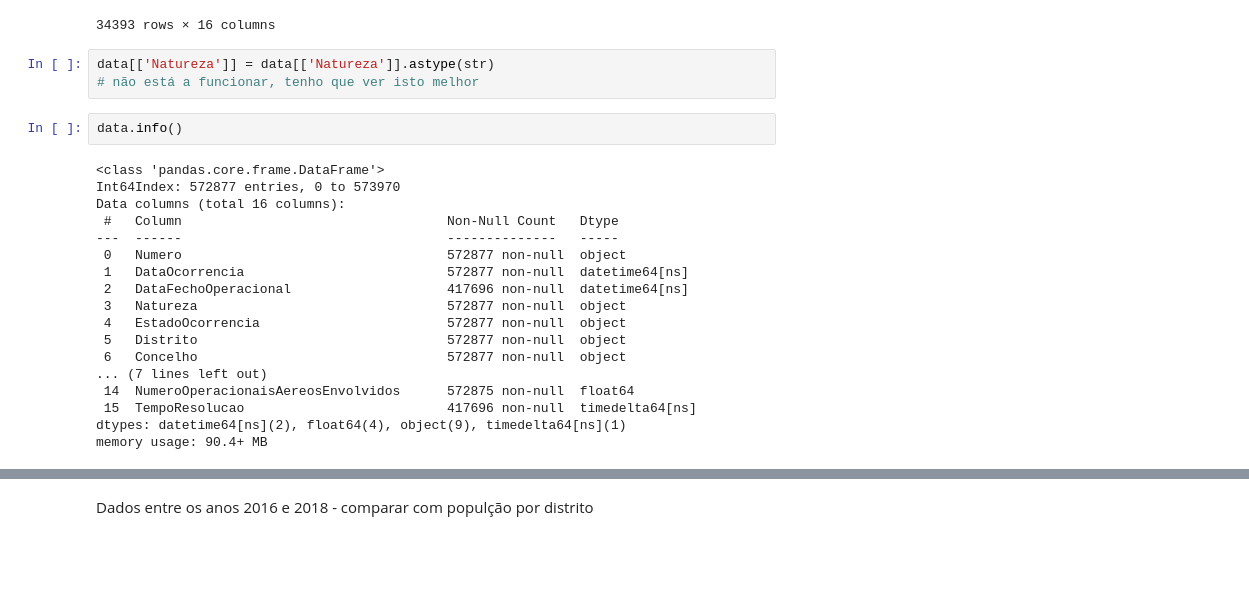
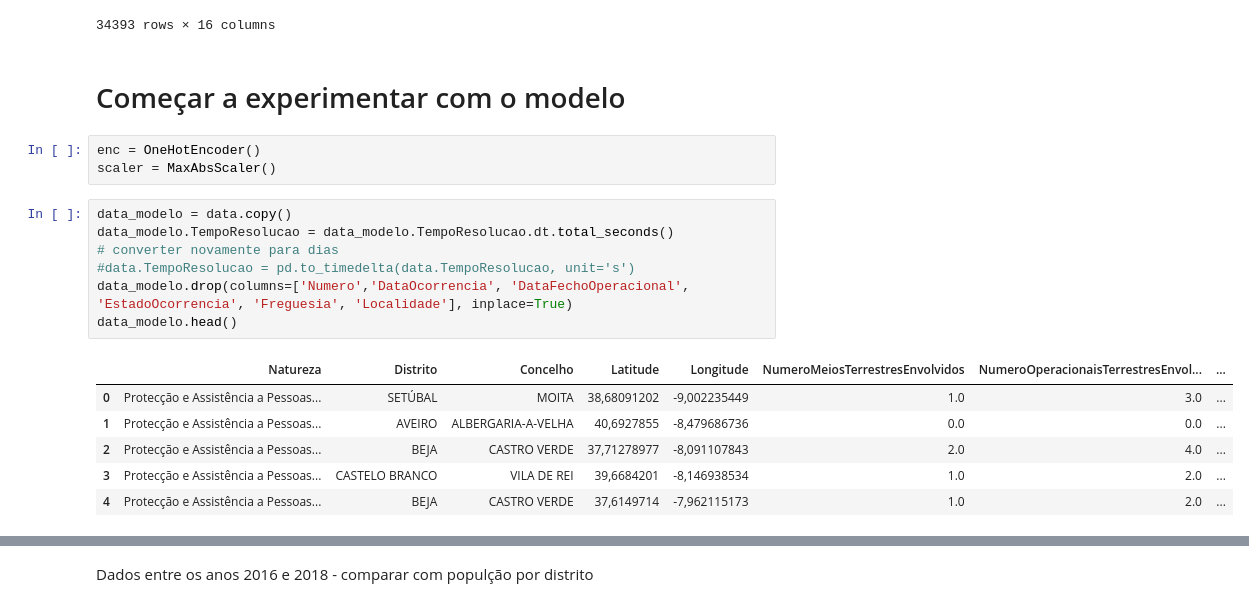
Before and after one commit to lmcosta98/FinalProject_FCD, a Jupyter notebook: fdc_final_proj.ipynb, the cells around one changed output, grey strips where cells are left out. Cells and saved outputs as stored; diff of their text form; blank space fills up the shorter version.

```diff
--- a/fdc_final_proj.ipynb
+++ b/fdc_final_proj.ipynb
@@ -201,26 +213,22 @@ data[data.EstadoOcorrencia == 'Em Curso']
 | 573953 | 2018150114431 | 2018-12-31 02:41:00 | NaT | Protecção e Assistência a Pessoas... | Em Curso | SETÚBAL | ALMADA | ... |
 | 573962 | 2018080056441 | 2018-12-31 01:25:00 | NaT | Protecção e Assistência a Pessoas... | Em Curso | FARO | ALBUFEIRA | ... |
 34393 rows × 16 columns
-# %%
-data[['Natureza']] = data[['Natureza']].astype(str)
-# não está a funcionar, tenho que ver isto melhor
-# %%
-data.info()
-# %% [output]
-<class 'pandas.core.frame.DataFrame'>
-Int64Index: 572877 entries, 0 to 573970
-Data columns (total 16 columns):
- #   Column                                  Non-Null Count   Dtype
----  ------                                  --------------   -----
- 0   Numero                                  572877 non-null  object
- 1   DataOcorrencia                          572877 non-null  datetime64[ns]
- 2   DataFechoOperacional                    417696 non-null  datetime64[ns]
- 3   Natureza                                572877 non-null  object
- 4   EstadoOcorrencia                        572877 non-null  object
- 5   Distrito                                572877 non-null  object
- 6   Concelho                                572877 non-null  object
-... (7 lines left out)
- 14  NumeroOperacionaisAereosEnvolvidos      572875 non-null  float64
- 15  TempoResolucao                          417696 non-null  timedelta64[ns]
-dtypes: datetime64[ns](2), float64(4), object(9), timedelta64[ns](1)
-memory usage: 90.4+ MB
+# %% [markdown]
+# Começar a experimentar com o modelo
+# %%
+enc = OneHotEncoder()
+scaler = MaxAbsScaler()
+# %%
+data_modelo = data.copy()
+data_modelo.TempoResolucao = data_modelo.TempoResolucao.dt.total_seconds()
+# converter novamente para dias
+#data.TempoResolucao = pd.to_timedelta(data.TempoResolucao, unit='s')
+data_modelo.drop(columns=['Numero','DataOcorrencia', 'DataFechoOperacional', 'EstadoOcorrencia', 'Freguesia', 'Localidade'], inplace=True)
+data_modelo.head()
+# %% [output]
+|  | Natureza | Distrito | Concelho | Latitude | Longitude | NumeroMeiosTerrestresEnvolvidos | NumeroOperacionaisTerrestresEnvol... | ... |
+| 0 | Protecção e Assistência a Pessoas... | SETÚBAL | MOITA | 38,68091202 | -9,002235449 | 1.0 | 3.0 | ... |
+| 1 | Protecção e Assistência a Pessoas... | AVEIRO | ALBERGARIA-A-VELHA | 40,6927855 | -8,479686736 | 0.0 | 0.0 | ... |
+| 2 | Protecção e Assistência a Pessoas... | BEJA | CASTRO VERDE | 37,71278977 | -8,091107843 | 2.0 | 4.0 | ... |
+| 3 | Protecção e Assistência a Pessoas... | CASTELO BRANCO | VILA DE REI | 39,6684201 | -8,146938534 | 1.0 | 2.0 | ... |
+| 4 | Protecção e Assistência a Pessoas... | BEJA | CASTRO VERDE | 37,6149714 | -7,962115173 | 1.0 | 2.0 | ... |
```
Also changed, not shown: parts of 19 cells of this notebook.
